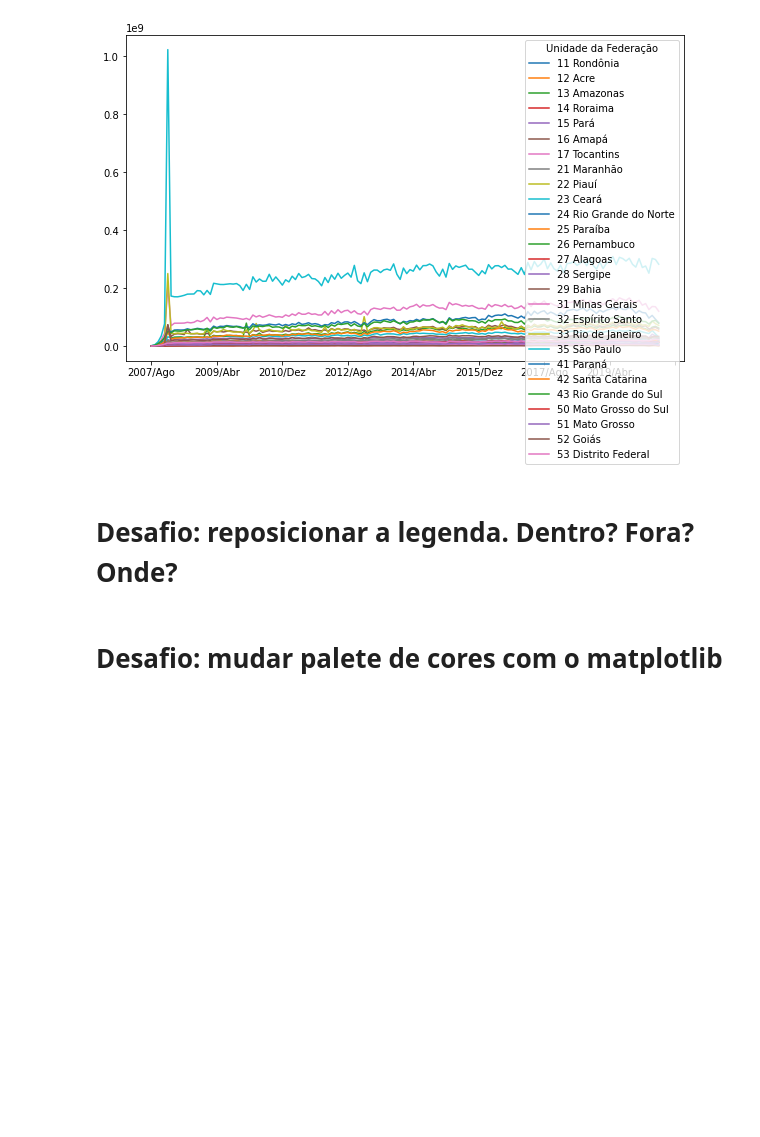
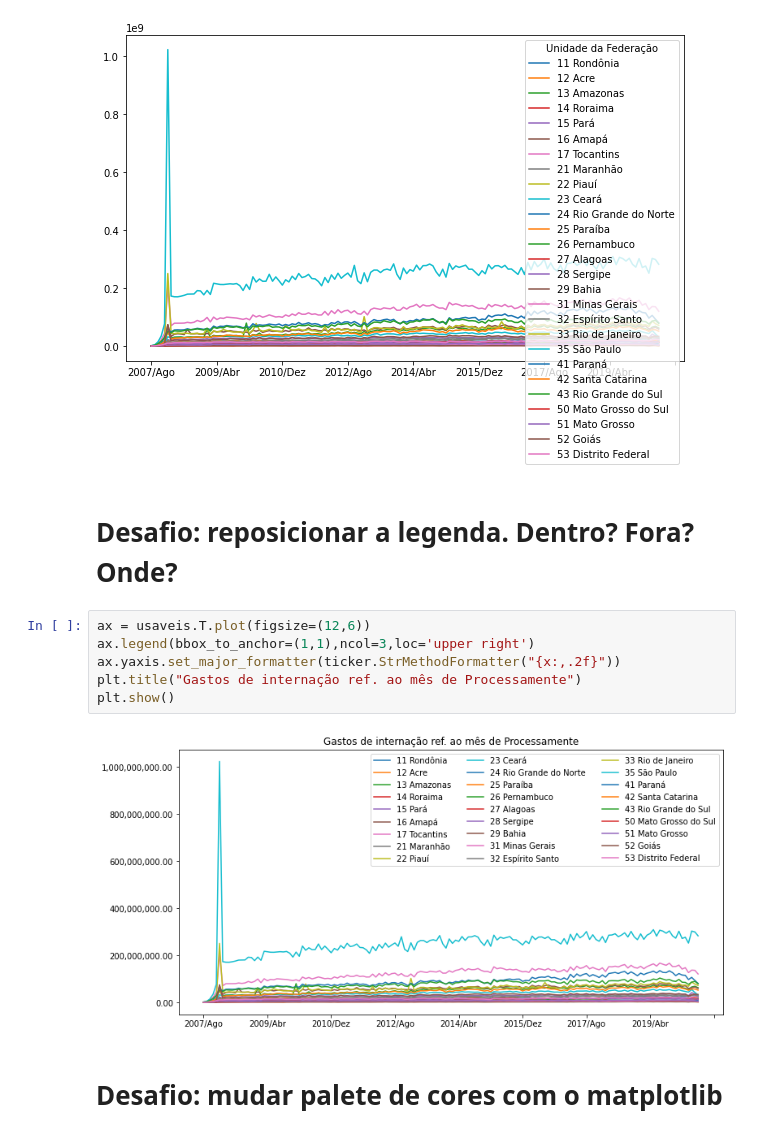
Before and after one commit to rabastos44/Bootcamp-Data-Science-Alura, a Jupyter notebook: Agendamento Hospitalar-a3.ipynb, the cells around one changed output. Drawn from its saved outputs; the diff is of its cells as text; blank space fills up the shorter version.

```diff
--- a/Agendamento Hospitalar-a3.ipynb
+++ b/Agendamento Hospitalar-a3.ipynb
@@ -266,6 +291,14 @@ usaveis.T.plot(figsize=(10,6))
 [figure]
 # %% [markdown]
 # Desafio: reposicionar a legenda. Dentro? Fora? Onde?
+# %%
+ax = usaveis.T.plot(figsize=(12,6))
+ax.legend(bbox_to_anchor=(1,1),ncol=3,loc='upper right')
+ax.yaxis.set_major_formatter(ticker.StrMethodFormatter("{x:,.2f}"))
+plt.title("Gastos de internação ref. ao mês de Processamente")
+plt.show()
+# %% [output]
+[figure, added]
 # %% [markdown]
 # Desafio: mudar palete de cores com o matplotlib
 # %%
```
Also changed, not shown: parts of 6 cells of this notebook.
